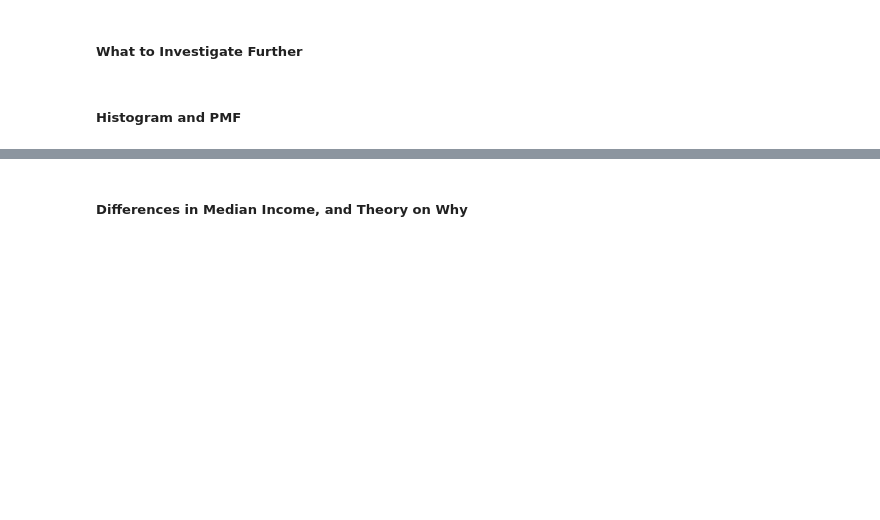
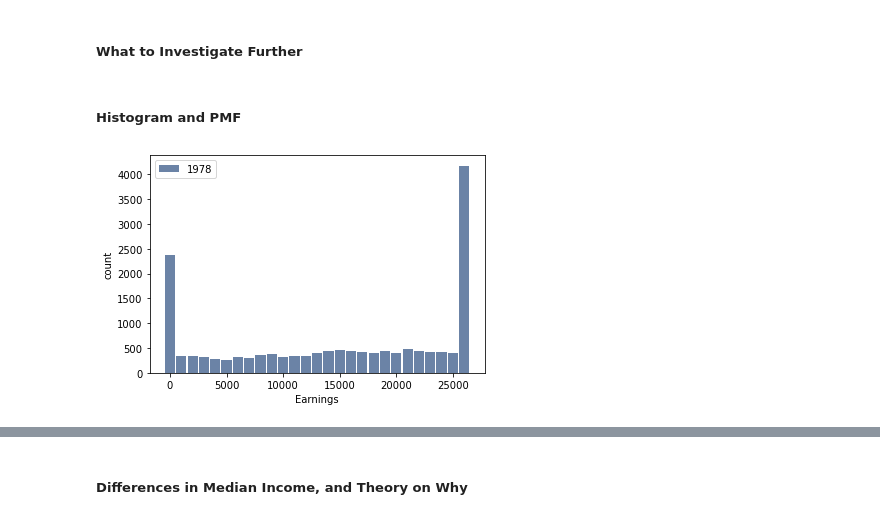
Before and after one commit to sijiahao-hub/BSIP_Assignment_1_Students, a Jupyter notebook: stats_asn_1_stud_temp.ipynb, the cells around one changed output, grey strips where cells are left out. Cells and saved outputs as stored; diff of their text form; code cells hidden in the pictures; blank space fills up the shorter version.

```diff
--- a/stats_asn_1_stud_temp.ipynb
+++ b/stats_asn_1_stud_temp.ipynb
@@ -290,3 +320,9 @@ As a conclusion, there seems to be a large jump in the number of people earning
 #That's because there are very few values that are the same, e.g. $14762.34, $15672.86, etc...
 #Every cent is a different value.
 #Seaborn plots will probably look better by default.
+# %%
+earing1978hist = thinkstats2.Hist(round(earning1978, -3),label=1978)
+thinkplot.Hist(earing1978hist)
+thinkplot.Config(xlabel="Earnings", ylabel="count")
+# %% [output]
+[figure, added]
```
Also changed, not shown: parts of 11 cells of this notebook.
